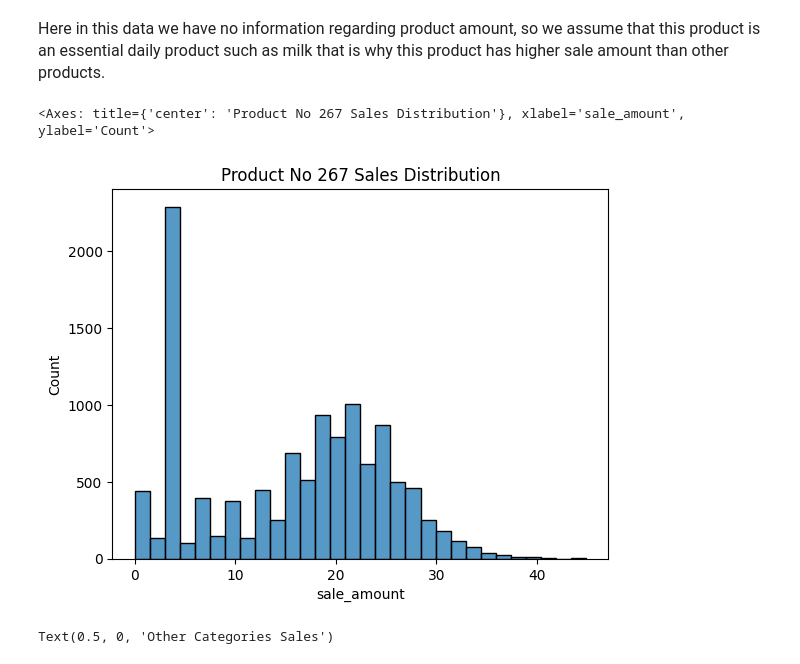
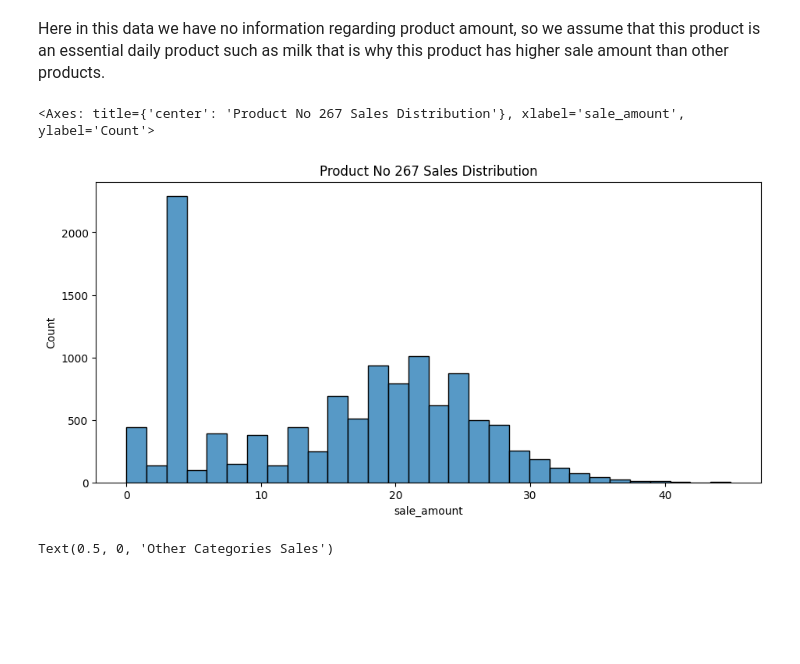
Before and after one commit to Rajadurai-CSE/FreshRetailNet-50k-Forecast, a Jupyter notebook: notebook/freshretail-net50k.ipynb, the cells around one changed output. Saved outputs shown, nothing was run; the diff lists cells and outputs as text; code cells hidden in the pictures; blank space fills up the shorter version.

```diff
--- a/notebook/freshretail-net50k.ipynb
+++ b/notebook/freshretail-net50k.ipynb
@@ -19,0 +10,3 @@ df.head()
+# %%
+df = pd.read_parquet("hf://datasets/Dingdong-Inc/FreshRetailNet-50K/data/train.parquet")
+df.head()
@@ -120,11 +120,12 @@ print(sum/length)
 # %%
 import matplotlib.pyplot as plt
 import seaborn as sn
+plt.rcParams['figure.figsize'] = (11,5)
 plt.title("Product No 267 Sales Distribution")
 sn.histplot(data=extracted)
 # %% [output]
 <Axes: title={'center': 'Product No 267 Sales Distribution'}, xlabel='sale_amount', ylabel='Count'>
-[figure, old version]
+[figure, new version]
 # %%
 fig,axes = plt.subplots(1,2,figsize=(12,4))
 fig.suptitle('Comparison of Sale Amnt between Product 267 vs others \n')
```
Also changed, not shown: parts of 21 cells of this notebook.
